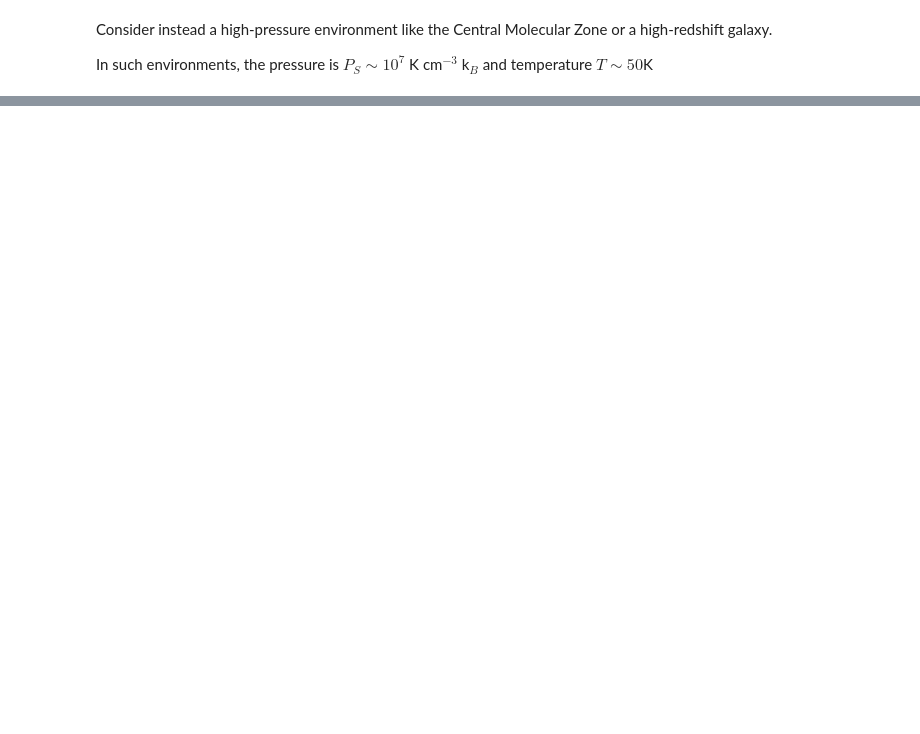
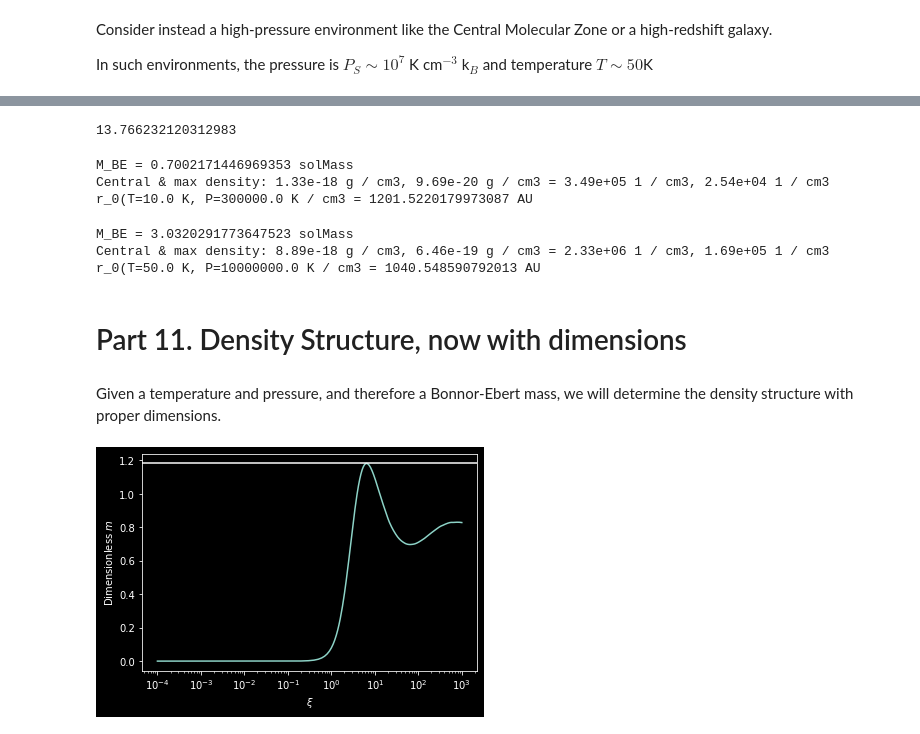
Before and after one commit to keflavich/StarFormationClass, a Jupyter notebook: problems/LaneEmden.ipynb, the cells around one changed output, grey strips where cells are left out. Saved outputs shown, nothing was run; the diff lists cells and outputs as text; code cells hidden in the pictures; blank space fills up the shorter version.

```diff
--- a/problems/LaneEmden.ipynb
+++ b/problems/LaneEmden.ipynb
@@ -367,0 +388,52 @@ $3.0260673 \; \mathrm{M_{\odot}}$
+# %%
+maxcontrast
+# %% [output]
+13.766232120312983
+# %%
+T = 10*u.K
+mu = 2.3*u.Da
+P_over_K = 3e5*u.K * u.cm**-3
+
+c_s = np.sqrt(constants.k_B * T / mu).to(u.km/u.s)
+M_BE = (maxmass * c_s**4 /
+        (constants.G**(3./2.)) / (P_over_K * constants.k_B)**0.5).to(u.M_sun)
+print(f"M_BE = {M_BE}")
+rho_S = (maxmass*c_s**6 / M_BE**2 / constants.G**3).to(u.g/u.cm**3)
+rho_c = rho_S * maxcontrast
+print(f"Central & max density: {rho_c:0.3g}, {rho_S:0.3g} = {(rho_c/mu).to(u.cm**-3):0.3g}, {(rho_S/mu).to(u.cm**-3):0.3g}")
+r0 = (c_s / (4 * np.pi * constants.G * rho_c)**0.5).to(u.au)
+print(f"r_0(T={T}, P={P_over_K} = {r0}")
+# %% [output]
+M_BE = 0.7002171446969353 solMass
+Central & max density: 1.33e-18 g / cm3, 9.69e-20 g / cm3 = 3.49e+05 1 / cm3, 2.54e+04 1 / cm3
+r_0(T=10.0 K, P=300000.0 K / cm3 = 1201.5220179973087 AU
+# %%
+T = 50*u.K
+mu = 2.3*u.Da
+P_over_K = 1e7*u.K * u.cm**-3
+
+c_s = np.sqrt(constants.k_B * T / mu).to(u.km/u.s)
+M_BE = (maxmass * c_s**4 /
+        (constants.G**(3./2.)) / (P_over_K * constants.k_B)**0.5).to(u.M_sun)
+print(f"M_BE = {M_BE}")
+rho_S = (maxmass*c_s**6 / M_BE**2 / constants.G**3).to(u.g/u.cm**3)
+rho_c = rho_S * maxcontrast
+print(f"Central & max density: {rho_c:0.3g}, {rho_S:0.3g} = {(rho_c/mu).to(u.cm**-3):0.3g}, {(rho_S/mu).to(u.cm**-3):0.3g}")
+r0 = (c_s / (4 * np.pi * constants.G * rho_c)**0.5).to(u.au)
+print(f"r_0(T={T}, P={P_over_K} = {r0}")
+# %% [output]
+M_BE = 3.0320291773647523 solMass
+Central & max density: 8.89e-18 g / cm3, 6.46e-19 g / cm3 = 2.33e+06 1 / cm3, 1.69e+05 1 / cm3
+r_0(T=50.0 K, P=10000000.0 K / cm3 = 1040.548590792013 AU
+# %% [markdown]
+# Part 11. Density Structure, now with dimensions
+# %% [markdown]
+Given a temperature and pressure, and therefore a Bonnor-Ebert mass, we will determine the density structure with proper dimensions.
+# %%
+pl.semilogx(sol.t,
+            mass(sol.t, sol.y[0], sol.y[1]))
+pl.axhline(maxmass)
+_=pl.xlabel(r"$\xi$")
+_=pl.ylabel("Dimensionless $m$")
+# %% [output]
+[figure, added]
```
Also changed, not shown: parts of 51 cells of this notebook, 2 other files.
